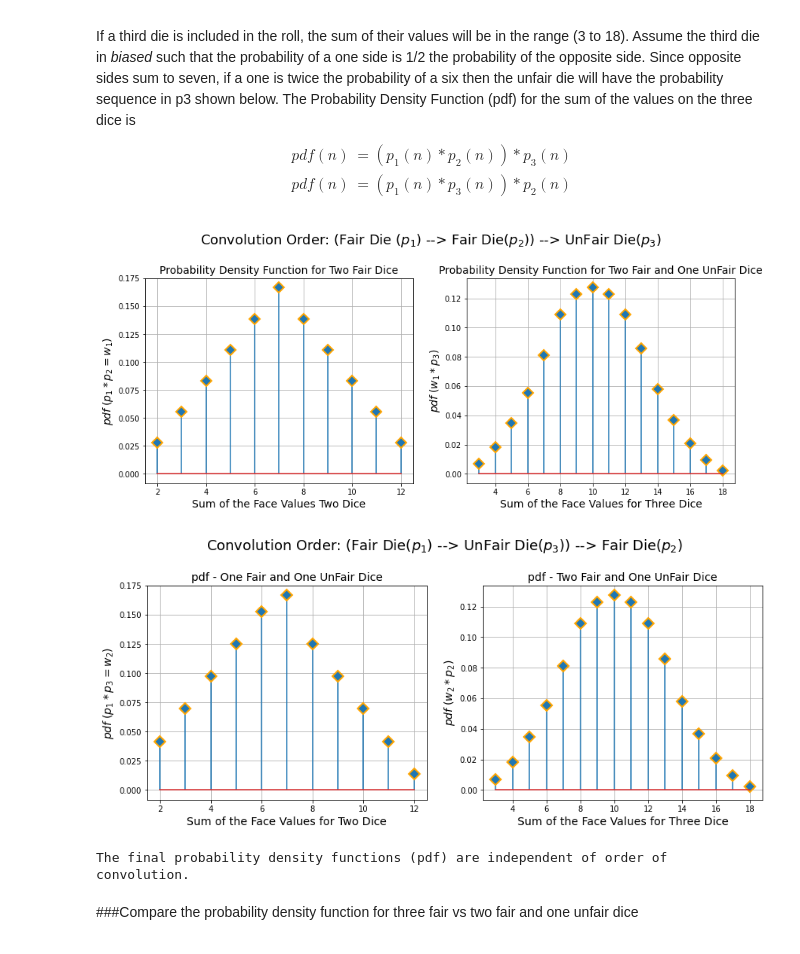
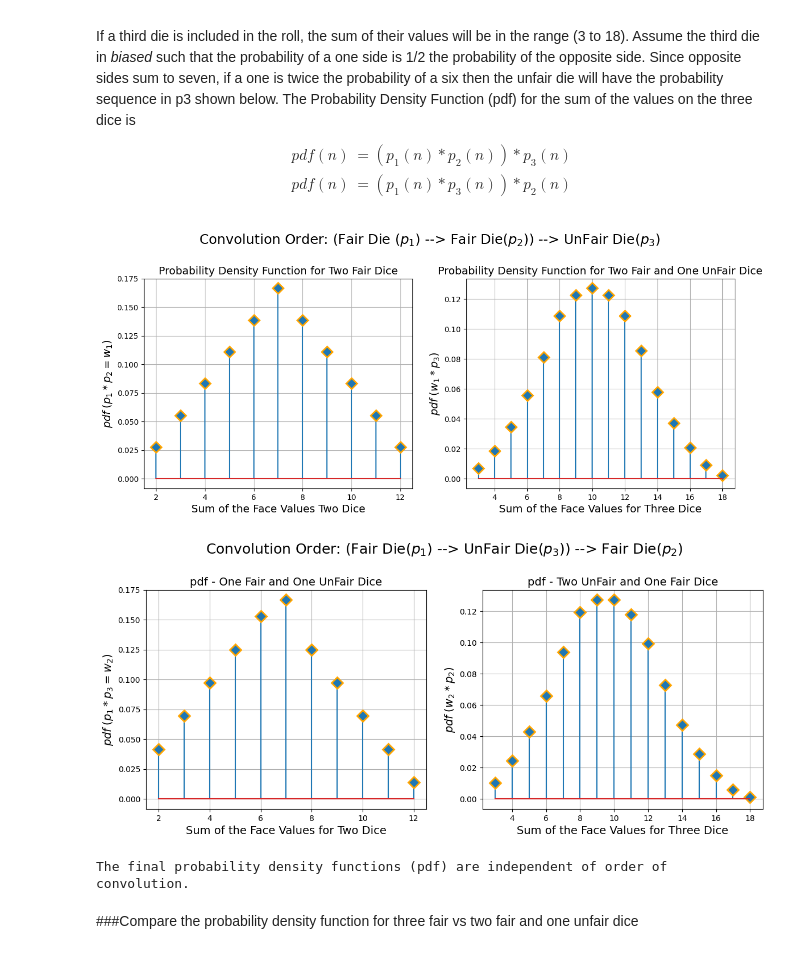
Before and after one commit to Domenikos/Digital_Convolution, a Jupyter notebook: Digital_Convolution.ipynb, the cells around one changed output. Drawn from its saved outputs; the diff is of its cells as text; code cells hidden in the pictures.

```diff
--- a/Digital_Convolution.ipynb
+++ b/Digital_Convolution.ipynb
@@ -355,10 +355,10 @@ p1 = p2 = [1/6,1/6,1/6,1/6,1/6,1/6]
 # Unfair die probability density function for the face value [1, 2, 3, 4, 5, 6]
 # A one has three times the probability of a six.
 p3 = [1/4, 1/6, 1/6, 1/6, 1/6, 1/12]
-w1 = np.convolve(p1,p2)     # odf for two fair dice
+w1 = np.convolve(p1,p2)     # pdf for two fair dice
 y12 = np.convolve(p3,w1)    # pdf for two fair and one unfair dice
 w2 = np.convolve(p1,p3)     # pdf of one fair with one unfair dice
-y21 = np.convolve(p2,w2)    # pdf for two fair and one unfair dice
+y21 = np.convolve(p3,w2)    # pdf for two unfair and one fair dice
 n1 = np.array(range(2,len(w1)+2)) # sum of the face values for two dice
 n = np.array(range(3,len(y12)+3)) # sum of the face values for three dice
 
@@ -366,43 +366,43 @@ plt.figure(figsize=[14, 5])
 plt.suptitle('Convolution Order: (Fair Die ($p_1$) --> Fair Die($p_2$)) --> UnFair Die($p_3$)',
              y = 1.05, fontsize = 18)
 plt.subplot(1, 2, 1)
-(markers, stemlines, baseline) = plt.stem(n1,w1,use_line_collection=True)
+(markers, stemlines, baseline) = plt.stem(n1,w1)
 plt.setp(markers, marker='D', markersize=10, markeredgecolor="orange", markeredgewidth=2)
 plt.grid()
 plt.xlabel('Sum of the Face Values Two Dice',fontsize = 14)
 plt.ylabel('$pdf \;(p_1*p_2 = w_1)$',fontsize = 14)
 plt.title('Probability Density Function for Two Fair Dice',fontsize = 14)
 plt.subplot(1, 2, 2)
-(markers, stemlines, baseline) = plt.stem(n,y12,use_line_collection=True)
+(markers, stemlines, baseline) = plt.stem(n,y12)
 plt.setp(markers, marker='D', markersize=10, markeredgecolor="orange", markeredgewidth=2)
 plt.grid()
 plt.xlabel('Sum of the Face Values for Three Dice',fontsize = 14)
 plt.ylabel('$pdf\;(w_1*p_3)$',fontsize = 14)
 plt.title('Probability Density Function for Two Fair and One UnFair Dice',fontsize = 14)
 plt.show()
 
 plt.figure(figsize=[14, 5])
 plt.suptitle('Convolution Order: (Fair Die($p_1$) --> UnFair Die($p_3$)) --> Fair Die($p_2$)',
              y = 1.05, fontsize = 18)
 plt.subplot(1, 2, 1)
-(markers, stemlines, baseline) = plt.stem(n1,w2,use_line_collection=True)
+(markers, stemlines, baseline) = plt.stem(n1,w2)
 plt.setp(markers, marker='D', markersize=10, markeredgecolor="orange", markeredgewidth=2)
 plt.grid()
 plt.xlabel('Sum of the Face Values for Two Dice',fontsize = 14)
 plt.ylabel('$pdf \;(p_1*p_3 = w_2)$',fontsize = 14)
 plt.title('pdf - One Fair and One UnFair Dice',fontsize = 14)
 plt.subplot(1, 2, 2)
-(markers, stemlines, baseline) = plt.stem(n,y21,use_line_collection=True)
+(markers, stemlines, baseline) = plt.stem(n,y21)
 plt.setp(markers, marker='D', markersize=10, markeredgecolor="orange", markeredgewidth=2)
 plt.grid()
 plt.xlabel('Sum of the Face Values for Three Dice',fontsize = 14)
 plt.ylabel('$pdf\;(w_2*p_2)$',fontsize = 14)
-plt.title('pdf - Two Fair and One UnFair Dice',fontsize = 14)
+plt.title('pdf - Two UnFair and One Fair Dice',fontsize = 14)
 plt.show()
 print('\nThe final probability density functions (pdf) are independent of order of convolution.')
 # %% [output]
-[figure, old version]
+[figure, new version]
-[figure, old version]
+[figure, new version]
 The final probability density functions (pdf) are independent of order of convolution.
 # %% [markdown]
 ###Compare the probability density function for three fair vs two fair and one unfair dice
```
Also changed, not shown: parts of 7 cells of this notebook.
